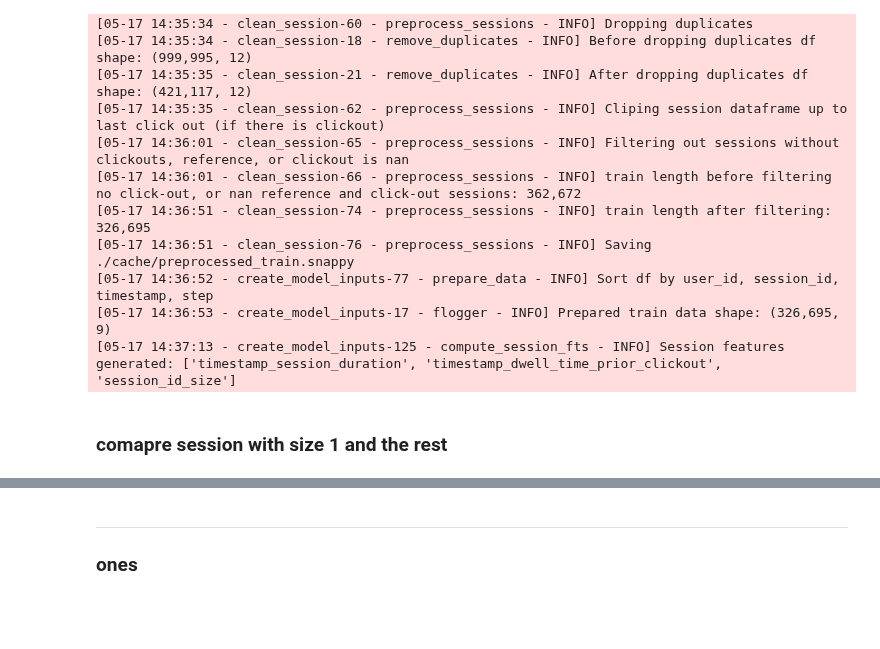
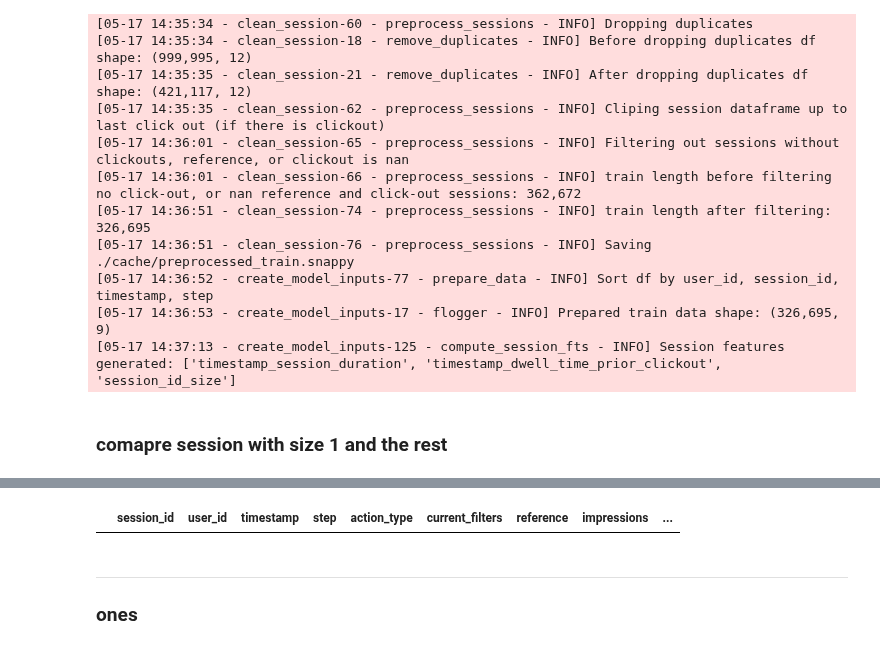
Before and after one commit to samshipengs/naps, a Jupyter notebook: playground.ipynb, the cells around one changed output, grey strips where cells are left out. Drawn from its saved outputs; the diff is of its cells as text; code cells hidden in the pictures; blank space fills up the shorter version.

```diff
--- a/playground.ipynb
+++ b/playground.ipynb
@@ -98,6 +98,10 @@ multiples = df[df['session_id_size']>1].reset_index(drop=True)
 # %%
 oids = ones['session_id'].unique()
 mids = multiples['session_id'].unique()
+# %%
+df[df.session_id=='0000059a39020']
+# %% [output]
+|  | session_id | user_id | timestamp | step | action_type | current_filters | reference | impressions | ... |
 # %% [markdown]
 ---
 ### ones
```
Also changed, not shown: parts of 22 cells of this notebook.
